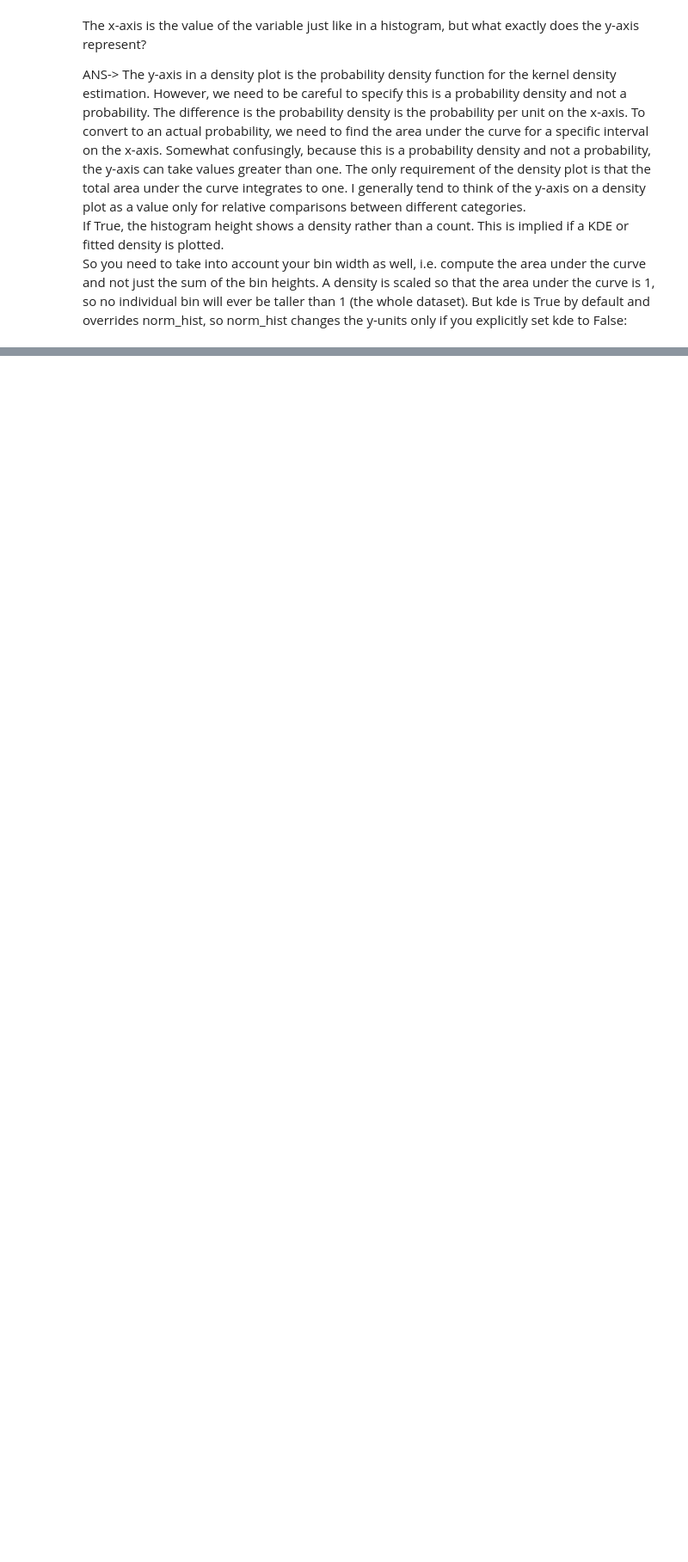
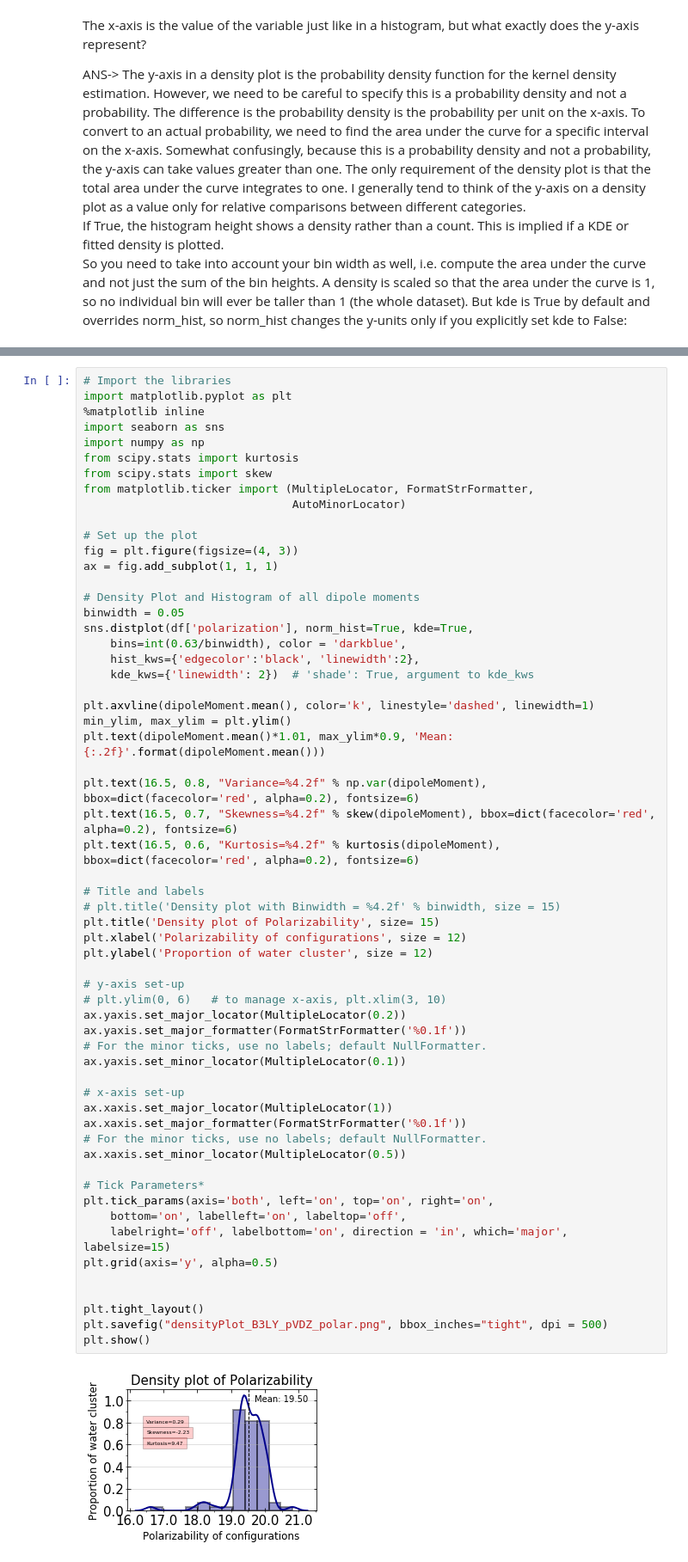
Before and after one commit to rmaharj17/python-plot, a Jupyter notebook: data/Histogram.ipynb, the cells around one changed output, grey strips where cells are left out. Shown at 86% size. Saved outputs shown, nothing was run; the diff lists cells and outputs as text; blank space fills up the shorter version.

```diff
--- a/data/Histogram.ipynb
+++ b/data/Histogram.ipynb
@@ -125,0 +196,61 @@ plt.show()
+# %%
+# Import the libraries
+import matplotlib.pyplot as plt
+%matplotlib inline
+import seaborn as sns
+import numpy as np
+from scipy.stats import kurtosis
+from scipy.stats import skew
+from matplotlib.ticker import (MultipleLocator, FormatStrFormatter,
+                               AutoMinorLocator)
+
+# Set up the plot
+fig = plt.figure(figsize=(4, 3))
+ax = fig.add_subplot(1, 1, 1)
+
+# Density Plot and Histogram of all dipole moments
+binwidth = 0.05
+sns.distplot(df['polarization'], norm_hist=True, kde=True,
+    bins=int(0.63/binwidth), color = 'darkblue',
+    hist_kws={'edgecolor':'black', 'linewidth':2},
+    kde_kws={'linewidth': 2})  # 'shade': True, argument to kde_kws
+
+plt.axvline(dipoleMoment.mean(), color='k', linestyle='dashed', linewidth=1)
+min_ylim, max_ylim = plt.ylim()
+plt.text(dipoleMoment.mean()*1.01, max_ylim*0.9, 'Mean: {:.2f}'.format(dipoleMoment.mean()))
+
+plt.text(16.5, 0.8, "Variance=%4.2f" % np.var(dipoleMoment), bbox=dict(facecolor='red', alpha=0.2), fontsize=6)
+plt.text(16.5, 0.7, "Skewness=%4.2f" % skew(dipoleMoment), bbox=dict(facecolor='red', alpha=0.2), fontsize=6)
+plt.text(16.5, 0.6, "Kurtosis=%4.2f" % kurtosis(dipoleMoment), bbox=dict(facecolor='red', alpha=0.2), fontsize=6)
+
+# Title and labels
+# plt.title('Density plot with Binwidth = %4.2f' % binwidth, size = 15)
+plt.title('Density plot of Polarizability', size= 15)
+plt.xlabel('Polarizability of configurations', size = 12)
+plt.ylabel('Proportion of water cluster', size = 12)
+
+# y-axis set-up
+# plt.ylim(0, 6)   # to manage x-axis, plt.xlim(3, 10)
+ax.yaxis.set_major_locator(MultipleLocator(0.2))
+ax.yaxis.set_major_formatter(FormatStrFormatter('%0.1f'))
+# For the minor ticks, use no labels; default NullFormatter.
+ax.yaxis.set_minor_locator(MultipleLocator(0.1))
+
+# x-axis set-up
+ax.xaxis.set_major_locator(MultipleLocator(1))
+ax.xaxis.set_major_formatter(FormatStrFormatter('%0.1f'))
+# For the minor ticks, use no labels; default NullFormatter.
+ax.xaxis.set_minor_locator(MultipleLocator(0.5))
+
+# Tick Parameters*
+plt.tick_params(axis='both', left='on', top='on', right='on',
+    bottom='on', labelleft='on', labeltop='off',
+    labelright='off', labelbottom='on', direction = 'in', which='major', labelsize=15)
+plt.grid(axis='y', alpha=0.5)
+
+
+plt.tight_layout()
+plt.savefig("densityPlot_B3LY_pVDZ_polar.png", bbox_inches="tight", dpi = 500)
+plt.show()
+# %% [output]
+[figure, added]
```
Also changed, not shown: parts of 5 cells of this notebook.
